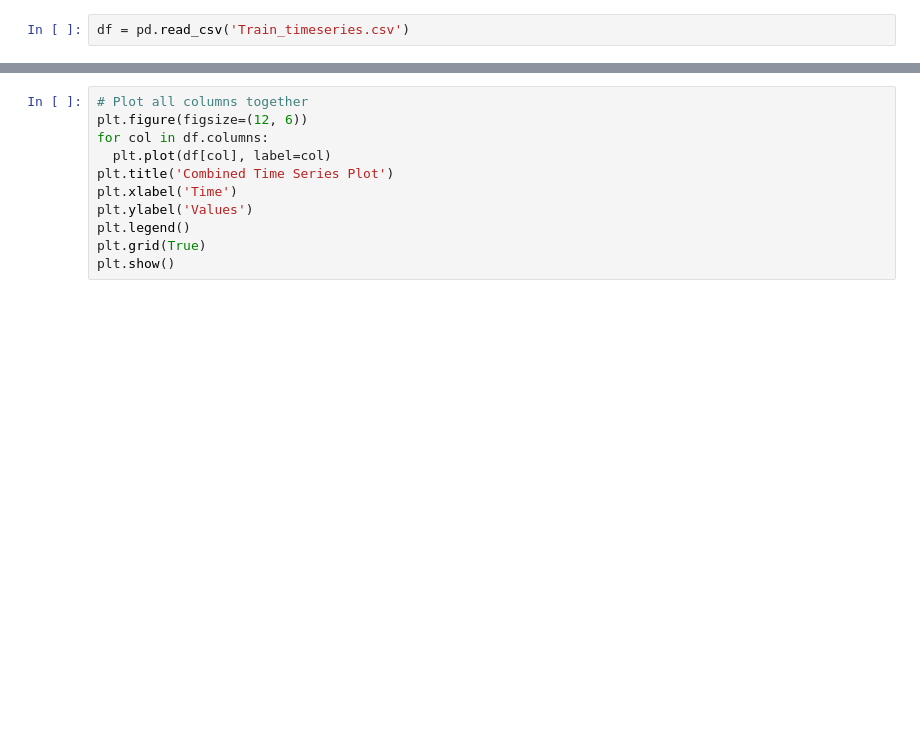
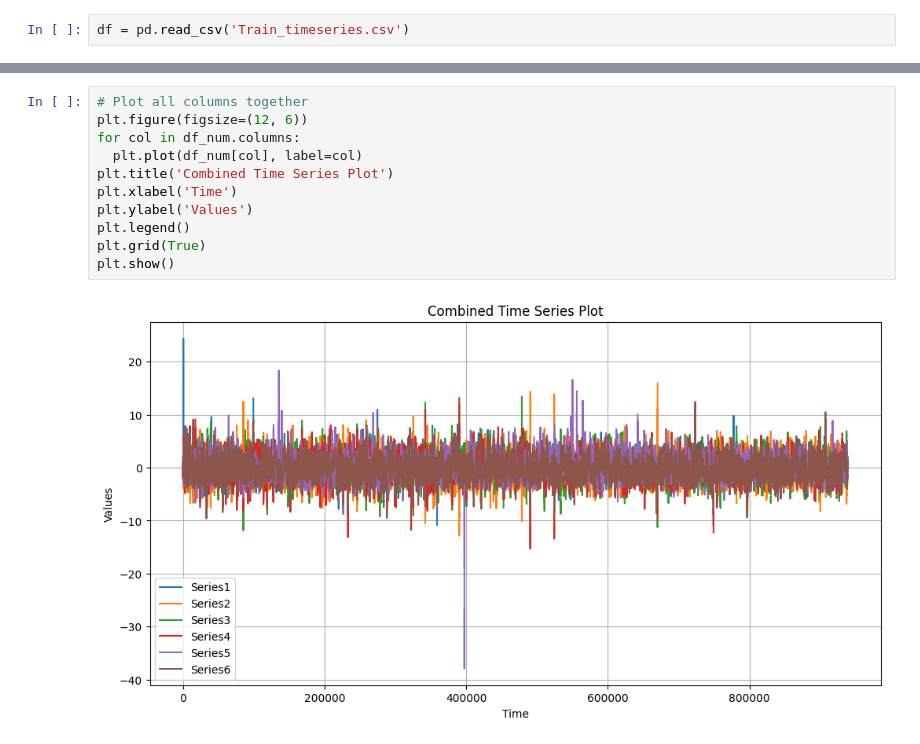
Before and after one commit to vluduk/Team-Husky, a Jupyter notebook: exploration.ipynb, the cells around one changed output, grey strips where cells are left out. Cells and saved outputs as stored; diff of their text form; blank space fills up the shorter version.

```diff
--- a/exploration.ipynb
+++ b/exploration.ipynb
@@ -18,14 +32,16 @@ for col in df.columns:
 # %%
 # Plot all columns together
 plt.figure(figsize=(12, 6))
-for col in df.columns:
-  plt.plot(df[col], label=col)
+for col in df_num.columns:
+  plt.plot(df_num[col], label=col)
 plt.title('Combined Time Series Plot')
 plt.xlabel('Time')
 plt.ylabel('Values')
 plt.legend()
 plt.grid(True)
 plt.show()
+# %% [output]
+[figure, added]
 # %%
 
 # Calculate and plot correlations
```
Also changed, not shown: parts of 6 cells of this notebook.
